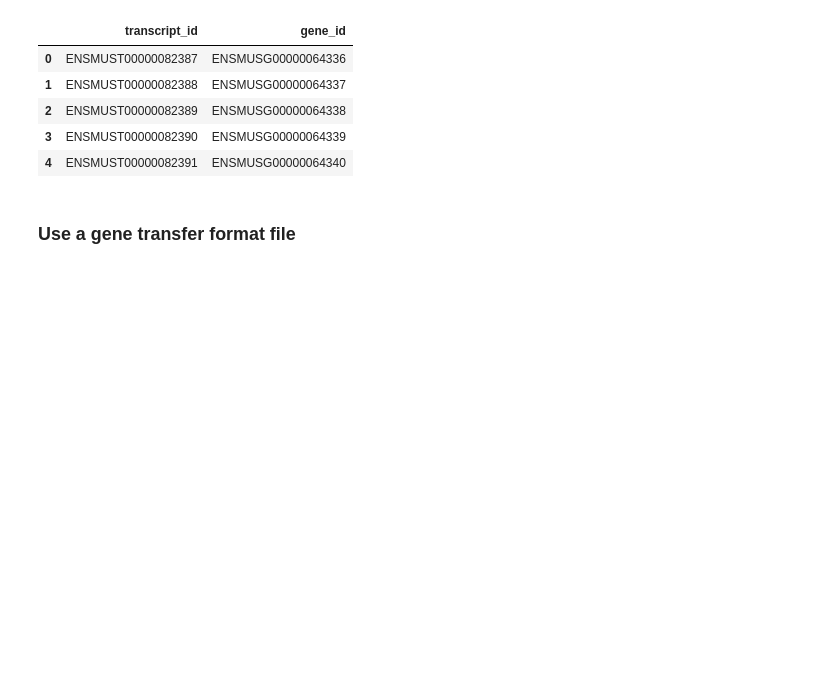
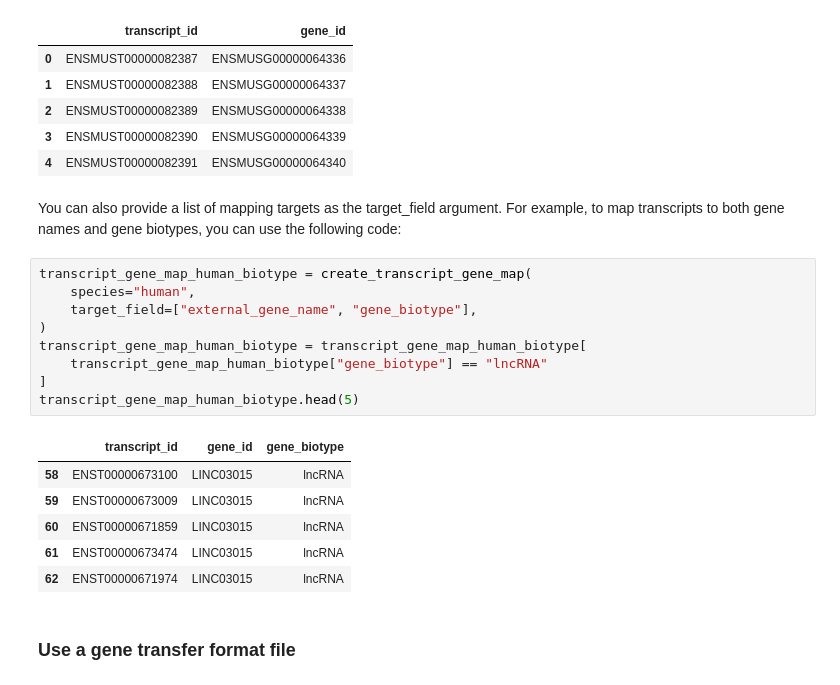
Before and after one commit to complextissue/pytximport, a Jupyter notebook: docs/source/example.ipynb, the cells around one changed output. Drawn from its saved outputs; the diff is of its cells as text; blank space fills up the shorter version.

```diff
--- a/docs/source/example.ipynb
+++ b/docs/source/example.ipynb
@@ -37,6 +37,24 @@ transcript_gene_map_mouse.head(5)
 | 2 | ENSMUST00000082389 | ENSMUSG00000064338 |
 | 3 | ENSMUST00000082390 | ENSMUSG00000064339 |
 | 4 | ENSMUST00000082391 | ENSMUSG00000064340 |
+# %% [markdown]
+You can also provide a list of mapping targets as the target_field argument. For example, to map transcripts to both gene names and gene biotypes, you can use the following code:
+# %%
+transcript_gene_map_human_biotype = create_transcript_gene_map(
+    species="human",
+    target_field=["external_gene_name", "gene_biotype"],
+)
+transcript_gene_map_human_biotype = transcript_gene_map_human_biotype[
+    transcript_gene_map_human_biotype["gene_biotype"] == "lncRNA"
+]
+transcript_gene_map_human_biotype.head(5)
+# %% [output]
+|  | transcript_id | gene_id | gene_biotype |
+| 58 | ENST00000673100 | LINC03015 | lncRNA |
+| 59 | ENST00000673009 | LINC03015 | lncRNA |
+| 60 | ENST00000671859 | LINC03015 | lncRNA |
+| 61 | ENST00000673474 | LINC03015 | lncRNA |
+| 62 | ENST00000671974 | LINC03015 | lncRNA |
 # %% [markdown]
 ### Use a gene transfer format file
 # %% [markdown]
```
Also changed, not shown: parts of 9 cells of this notebook, 5 other files.
